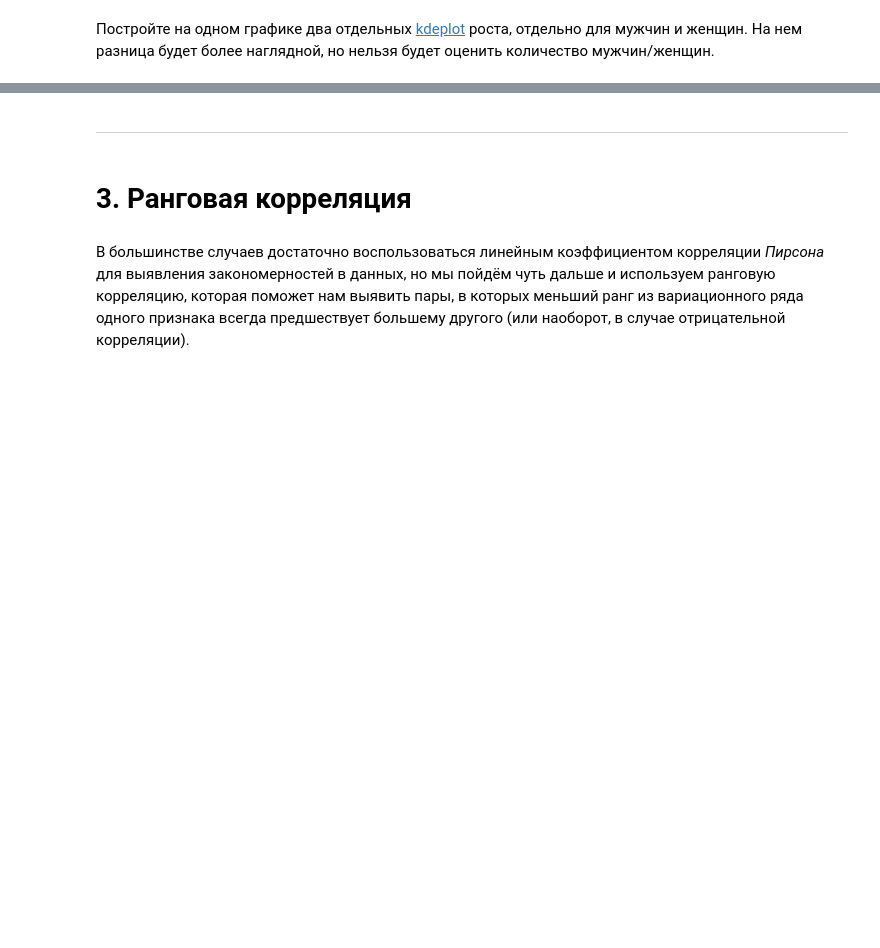
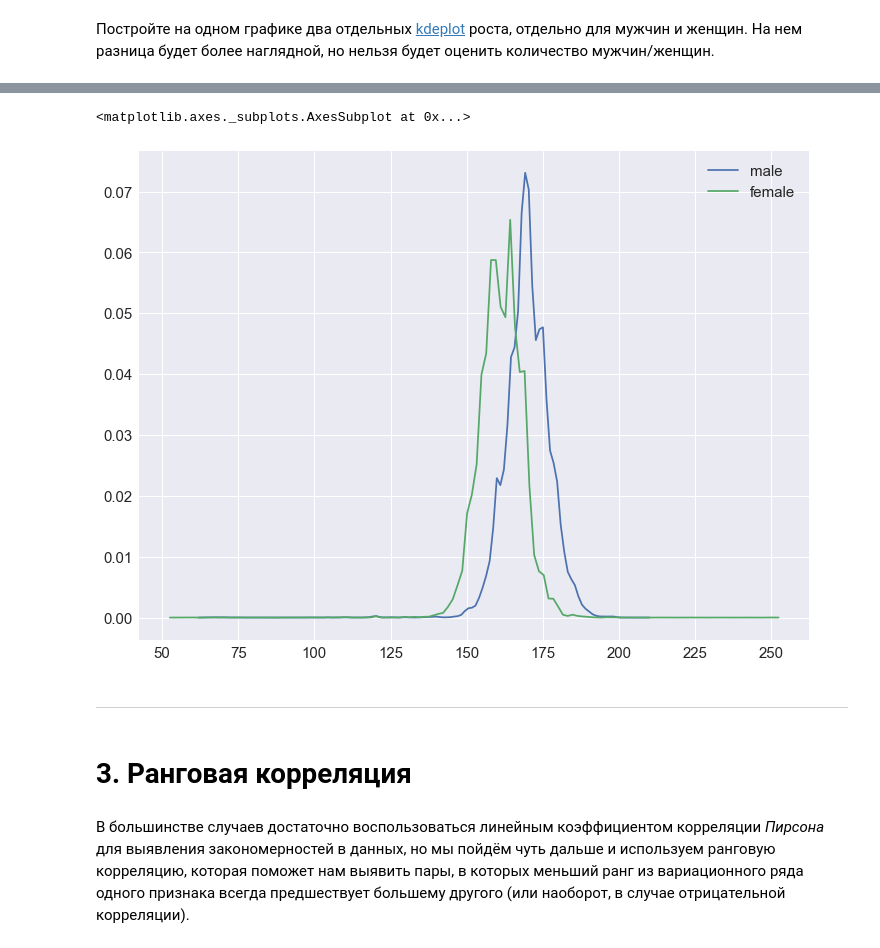
Before and after one commit to frolovconst/mlcourse_open, a Jupyter notebook: jupyter_russian/homeworks/hw2_session3_visual_data_analysis-Copy1.ipynb, the cells around one changed output, grey strips where cells are left out. Saved outputs shown, nothing was run; the diff lists cells and outputs as text; code cells hidden in the pictures; blank space fills up the shorter version.

```diff
--- a/jupyter_russian/homeworks/hw2_session3_visual_data_analysis-Copy1.ipynb
+++ b/jupyter_russian/homeworks/hw2_session3_visual_data_analysis-Copy1.ipynb
@@ -222,3 +242,9 @@ sns.violinplot(data=long, hue='gender', y='value', x='variable')
+# %%
+sns.kdeplot(data=long[long['gender']==2]['value'], label='male')
+sns.kdeplot(data=long[long['gender']==1]['value'], label='female')
+# %% [output]
+<matplotlib.axes._subplots.AxesSubplot at 0x...>
+[figure, added]
 # %% [markdown]
 ---
 # %% [markdown]
```
Also changed, not shown: parts of 6 cells of this notebook.
